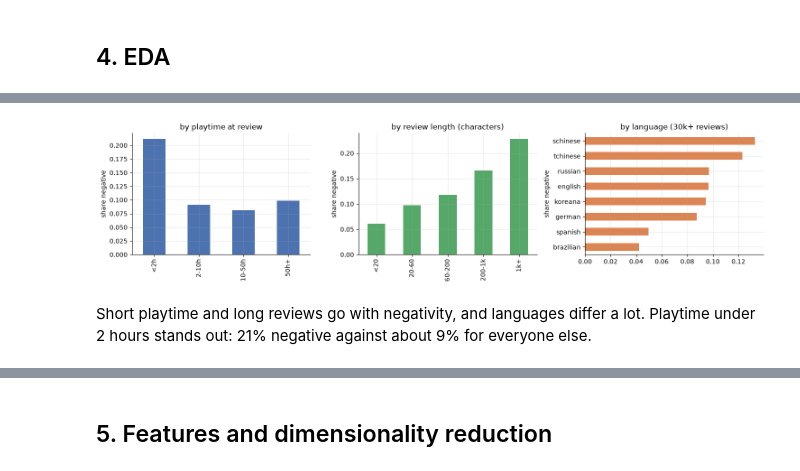
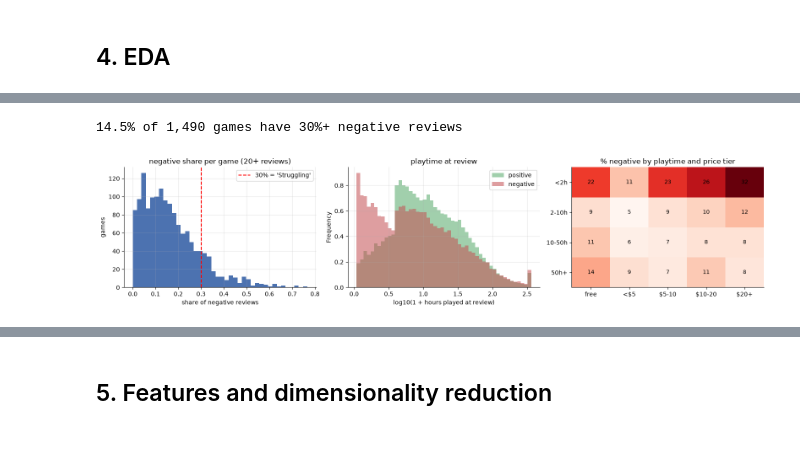
Before and after one commit to Shan713/IndieGuard, a Jupyter notebook: notebooks/review1/IndieGuard_Review1.ipynb, the cells around one changed output, grey strips where cells are left out. Cells and saved outputs as stored; diff of their text form; code cells hidden in the pictures; blank space fills up the shorter version.

```diff
--- a/notebooks/review1/IndieGuard_Review1.ipynb
+++ b/notebooks/review1/IndieGuard_Review1.ipynb
@@ -85,14 +80,25 @@ print(f"{(g.neg_ratio >= .30).mean():.1%} of {len(g):,} games have 30%+ negative
-# %%
-cols = ["target_is_negative", "playtime_bucket", "in_refund_window", "price_tier", "review_n_chars", "language"]
-rf = pd.read_parquet(FEAT / "review_features", columns=["recommendationid"] + cols)
-
-fig, ax = plt.subplots(1, 3, figsize=(15, 3.8))
-rf[rf.playtime_bucket >= 0].groupby("playtime_bucket").target_is_negative.mean().rename({0: "<2h", 1: "2-10h", 2: "10-50h", 3: "50h+"}).plot.bar(ax=ax[0], color="#4C72B0", title="by playtime at review")
-rf.groupby(pd.cut(rf.review_n_chars, [0, 20, 60, 200, 1000, 1e9], labels=["<20", "20-60", "60-200", "200-1k", "1k+"]), observed=True).target_is_negative.mean().plot.bar(ax=ax[1], color="#55A868", title="by review length (characters)")
-rf.groupby("language").target_is_negative.agg(["mean", "size"]).query("size > 30000")["mean"].sort_values().plot.barh(ax=ax[2], color="#DD8452", title="by language (30k+ reviews)")
-for a in ax: a.set_xlabel(""); a.set_ylabel("share negative")
-plt.tight_layout()
-# %% [output]
-[figure, removed]
-# %% [markdown]
-Short playtime and long reviews go with negativity, and languages differ a lot. Playtime under 2 hours stands out: 21% negative against about 9% for everyone else.
+# %%
+rf = pd.read_parquet(FEAT / "review_features")
+g = games[games.steam_total_reviews >= 20].copy()
+g["neg_ratio"] = g.steam_total_negative / g.steam_total_reviews
+
+fig, ax = plt.subplots(1, 3, figsize=(16, 3.8))
+g.neg_ratio.hist(bins=40, color="#4C72B0", ax=ax[0])
+ax[0].axvline(.30, c="r", ls="--", label="30% = 'Struggling'")
+ax[0].set(xlabel="share of negative reviews", ylabel="games", title="negative share per game (20+ reviews)"); ax[0].legend()
+smp = rf.sample(300_000, random_state=0)
+for lab, c, d in [("positive", "#55A868", smp[smp.target_is_negative == 0]), ("negative", "#C44E52", smp[smp.target_is_negative == 1])]:
+    np.log10(1 + d.playtime_at_review_min_capped.clip(lower=0) / 60).plot.hist(bins=50, density=True, alpha=.55, color=c, label=lab, ax=ax[1])
+ax[1].set(xlabel="log10(1 + hours played at review)", title="playtime at review"); ax[1].legend()
+pt = rf[rf.playtime_bucket >= 0].pivot_table(index="playtime_bucket", columns="price_tier", values="target_is_negative", aggfunc="mean") * 100
+im = ax[2].imshow(pt.values, cmap="Reds", aspect="auto")
+ax[2].set_xticks(range(5), ["free", "<$5", "$5-10", "$10-20", "$20+"]); ax[2].set_yticks(range(4), ["<2h", "2-10h", "10-50h", "50h+"])
+for i in range(pt.shape[0]):
+    for j in range(pt.shape[1]):
+        ax[2].text(j, i, f"{pt.values[i, j]:.0f}", ha="center", va="center", fontsize=9)
+ax[2].set(title="% negative by playtime and price tier"); ax[2].grid(False)
+plt.tight_layout()
+print(f"{(g.neg_ratio >= .30).mean():.1%} of {len(g):,} games have 30%+ negative reviews")
+# %% [output]
+14.5% of 1,490 games have 30%+ negative reviews
+[figure, added]
```
Also changed, not shown: parts of 50 cells of this notebook, 1 other file.
